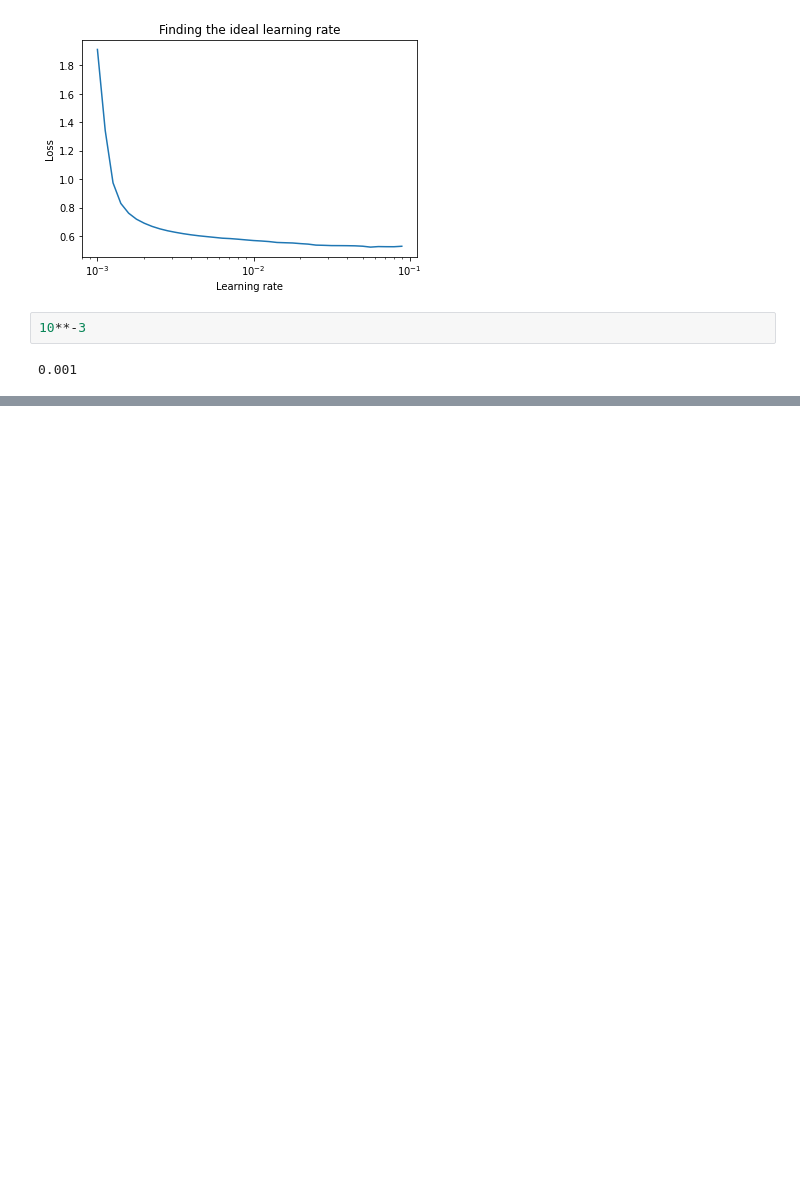
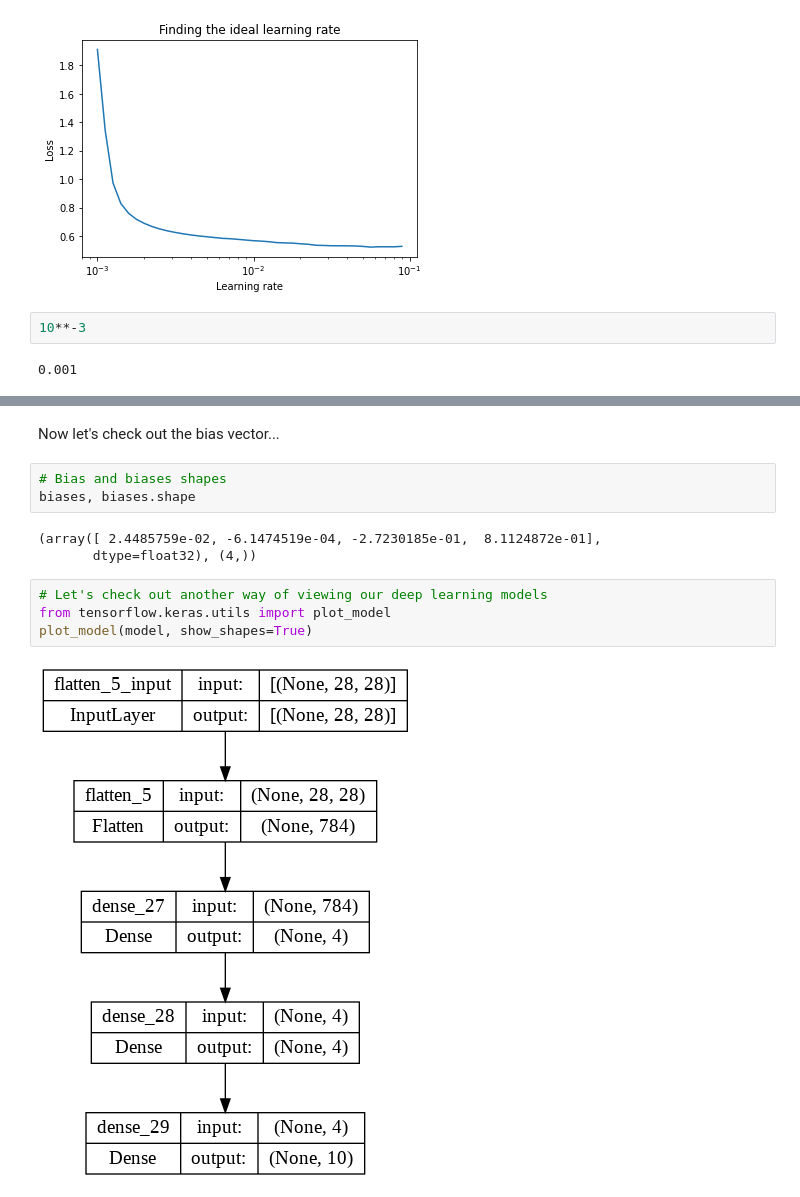
Before and after one commit to mehmetkesik/tensorflow-basics, a Jupyter notebook: 02_neural_network_classification_with_tensorflow.ipynb, the cells around one changed output, grey strips where cells are left out. Cells and saved outputs as stored; diff of their text form; blank space fills up the shorter version.

Commit message:
TensorFlow 301

```diff
--- a/02_neural_network_classification_with_tensorflow.ipynb
+++ b/02_neural_network_classification_with_tensorflow.ipynb
@@ -794,0 +997,14 @@ The End :)
+# %% [markdown]
+Now let's check out the bias vector...
+# %%
+# Bias and biases shapes
+biases, biases.shape
+# %% [output]
+(array([ 2.4485759e-02, -6.1474519e-04, -2.7230185e-01,  8.1124872e-01],
+       dtype=float32), (4,))
+# %%
+# Let's check out another way of viewing our deep learning models
+from tensorflow.keras.utils import plot_model
+plot_model(model, show_shapes=True)
+# %% [output]
+[figure, added]
```
Also changed, not shown: parts of 42 cells of this notebook.
